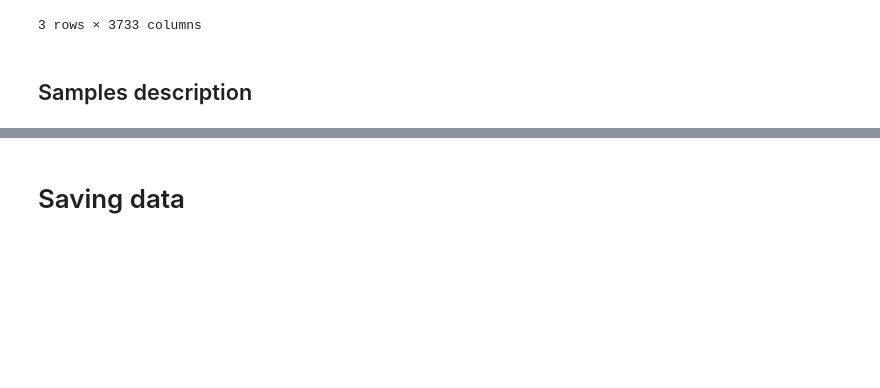
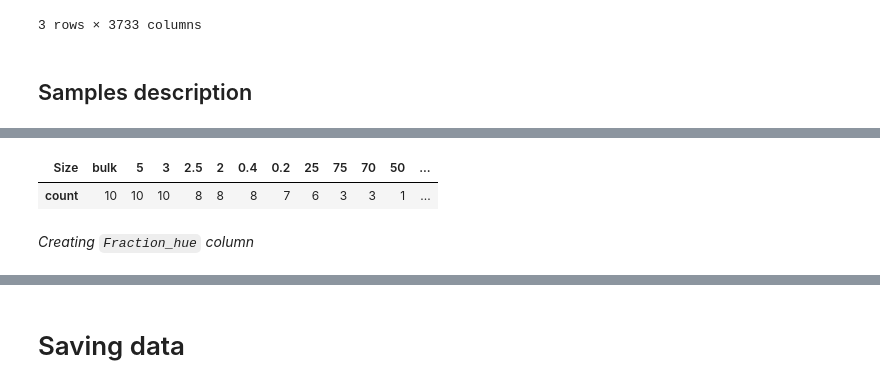
Before and after one commit to Fltvv/go-ftir-sfa, a Jupyter notebook: code/01a_data_parsing.ipynb, the cells around one changed output, grey strips where cells are left out. Saved outputs shown, nothing was run; the diff lists cells and outputs as text; code cells hidden in the pictures; blank space fills up the shorter version.

```diff
--- a/code/01a_data_parsing.ipynb
+++ b/code/01a_data_parsing.ipynb
@@ -121,3 +121,14 @@ samples_description.head(3)
+# %%
+pd.DataFrame(
+    samples_description
+    ['Size']
+    .value_counts()
+).T
+# %% [output]
+| Size | bulk | 5 | 3 | 2.5 | 2 | 0.4 | 0.2 | 25 | 75 | 70 | 50 | ... |
+| count | 10 | 10 | 10 | 8 | 8 | 8 | 7 | 6 | 3 | 3 | 1 | ... |
+# %% [markdown]
+*Creating `Fraction_hue` column*
 # %%
 samples_description['Fraction_hue'] = (
     samples_description['Size']
```
Also changed, not shown: parts of 12 cells of this notebook, 46 other files.
